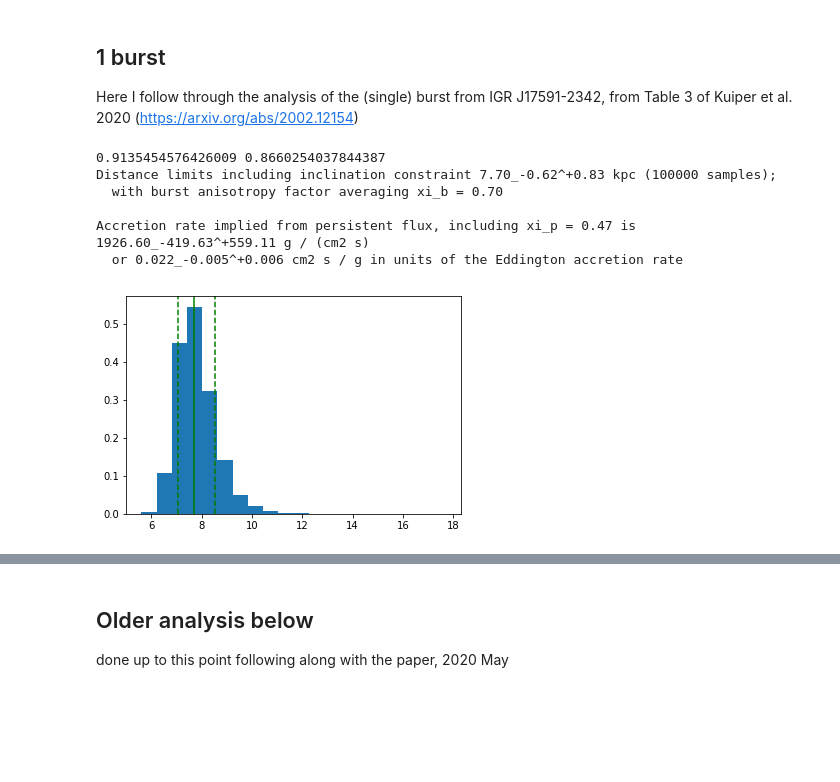
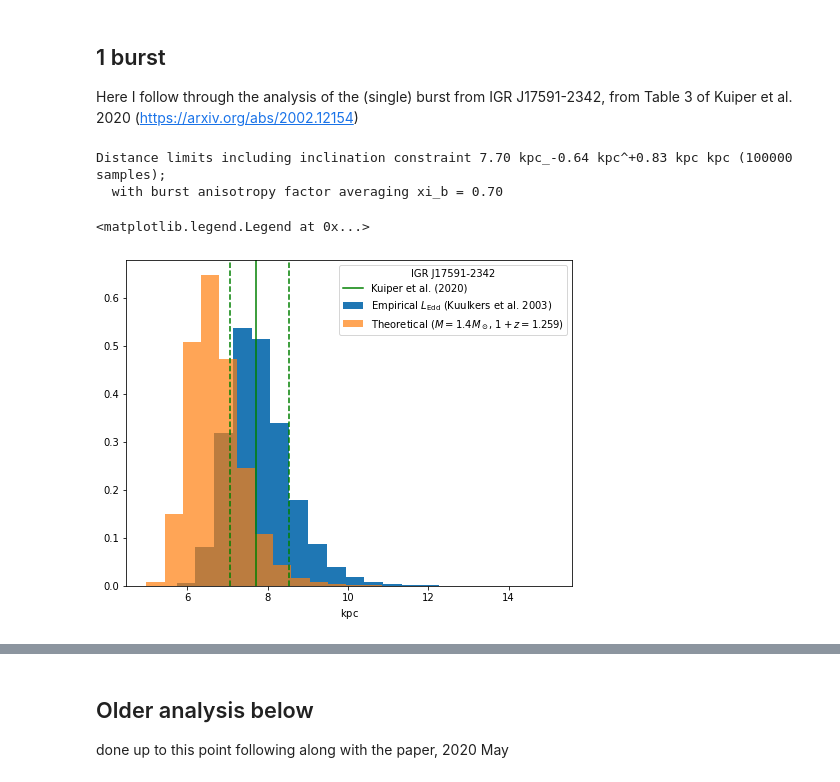
Before and after one commit to outs1der/concord, a Jupyter notebook: Inferring burster properties.ipynb, the cells around one changed output, grey strips where cells are left out. Cells and saved outputs as stored; diff of their text form; code cells hidden in the pictures; blank space fills up the shorter version.

```diff
--- a/Inferring burster properties.ipynb
+++ b/Inferring burster properties.ipynb
@@ -109,49 +139,47 @@ E_b, E_b_err = 1.1, 0.1 # 1e-6 erg/cm^2
 
 # Apply the units
 
-F_pk *= 1e-8*flux_unit
-F_pk_err *= 1e-8*flux_unit
-F_pers *= 1e-9*flux_unit
-F_pers_err *= 1e-9*flux_unit
-E_b *= 1e-6*u.erg/u.cm**2
-E_b_err *= 1e-6*u.erg/u.cm**2
+F_pk *= 1e-8
+F_pk_err *= 1e-8
+F_pers *= 1e-9
+F_pers_err *= 1e-9
+E_b *= 1e-6
+E_b_err *= 1e-6
 # %%
 # There is a rough limit of 28-30 degrees for the inclination
 # We can use that to constrain the various system parameters we've derived
 # Use 100000 samples to make the figure for publication, with slightly smoother
 # distributions
 
-dist2 = cd.dist(F_pk, F_pk_err, empirical=True, fulldist=True, imin=24, imax=30)#, nsamp=100000)
+fig2 = plt.figure()
+fig2.set_size_inches(8,6)
 
-plt.hist(dist2['dist'].value,density=True,bins=20)
-dper = np.percentile(dist2['dist'],(50,16,84))
-plt.axvline(dper[0],color='g')
+dist2 = cd.dist((F_pk, F_pk_err)*flux_unit, empirical=True, fulldist=True, imin=24, imax=30, nsamp=100000)
+dist_theo = cd.dist((F_pk, F_pk_err)*flux_unit, empirical=False, fulldist=True, imin=24, imax=30, nsamp=100000)
+
+with quantity_support():
+    plt.hist(dist2['dist'].distribution,density=True,bins=20,label="Empirical $L_\mathrm{Edd}$ (Kuulkers et al. 2003)")
+    plt.hist(dist_theo['dist'].distribution,density=True,bins=20,alpha=0.7,
+            label='Theoretical ($M=1.4 M_\odot$, $1+z=1.259$)')
+
+dper = np.percentile(dist2['dist'].distribution,(50,16,84))
+plt.axvline(dper[0],color='g', label='Kuiper et al. (2020)')
 plt.axvline(dper[1],color='g',ls='--')
 plt.axvline(dper[2],color='g',ls='--')
 # xiper = np.percentile(dist2['xi_b'][g],(50,16,84))
 
 # These values for the paper
 
 print ('''Distance limits including inclination constraint {:.2f}_{:.2f}^{:+.2f} kpc ({} samples);
   with burst anisotropy factor averaging xi_b = {:.2f}'''.format(
-    dper[0], dper[1]-dper[0], dper[2]-dper[0], len(dist2['dist']),
-    np.mean(dist2['xi_b'])))
+    dper[0], dper[1]-dper[0], dper[2]-dper[0], len(dist2['dist'].distribution),
+    np.mean(dist2['xi_b'].distribution)))
 
-# Estimate the accretion rate
+plt.legend(title=src)
 
-m2 = cd.mdot(F_pers,F_pers_err,dist2['dist'],inclination=dist2['i'],fulldist=True)
-
-mdot = np.percentile(m2['mdot'],(50,16,84))
-print ('''
-Accretion rate implied from persistent flux, including xi_p = {:.2f} is {:.2f}_{:.2f}^{:+.2f} {}
-  or {:.3f}_{:.3f}^{:+.3f} in units of the Eddington accretion rate'''.format(
-    np.mean(m2['xi_p']),mdot[0],mdot[1]-mdot[0],mdot[2]-mdot[0],m2['mdot'].unit,
-          (mdot[0]/mdot_Edd).value,((mdot[1]-mdot[0])/mdot_Edd).value,(mdot[2]-mdot[0])/mdot_Edd))
+# fig2.savefig("fig2.pdf", bbox_inches='tight')
 # %% [output]
-0.9135454576426009 0.8660254037844387
-Distance limits including inclination constraint 7.70_-0.62^+0.83 kpc (100000 samples);
+Distance limits including inclination constraint 7.70 kpc_-0.64 kpc^+0.83 kpc kpc (100000 samples);
   with burst anisotropy factor averaging xi_b = 0.70
-
-Accretion rate implied from persistent flux, including xi_p = 0.47 is 1926.60_-419.63^+559.11 g / (cm2 s)
-  or 0.022_-0.005^+0.006 cm2 s / g in units of the Eddington accretion rate
+<matplotlib.legend.Legend at 0x...>
-[figure, old version]
+[figure, new version]
```
Also changed, not shown: parts of 25 cells of this notebook, 4 other files.
